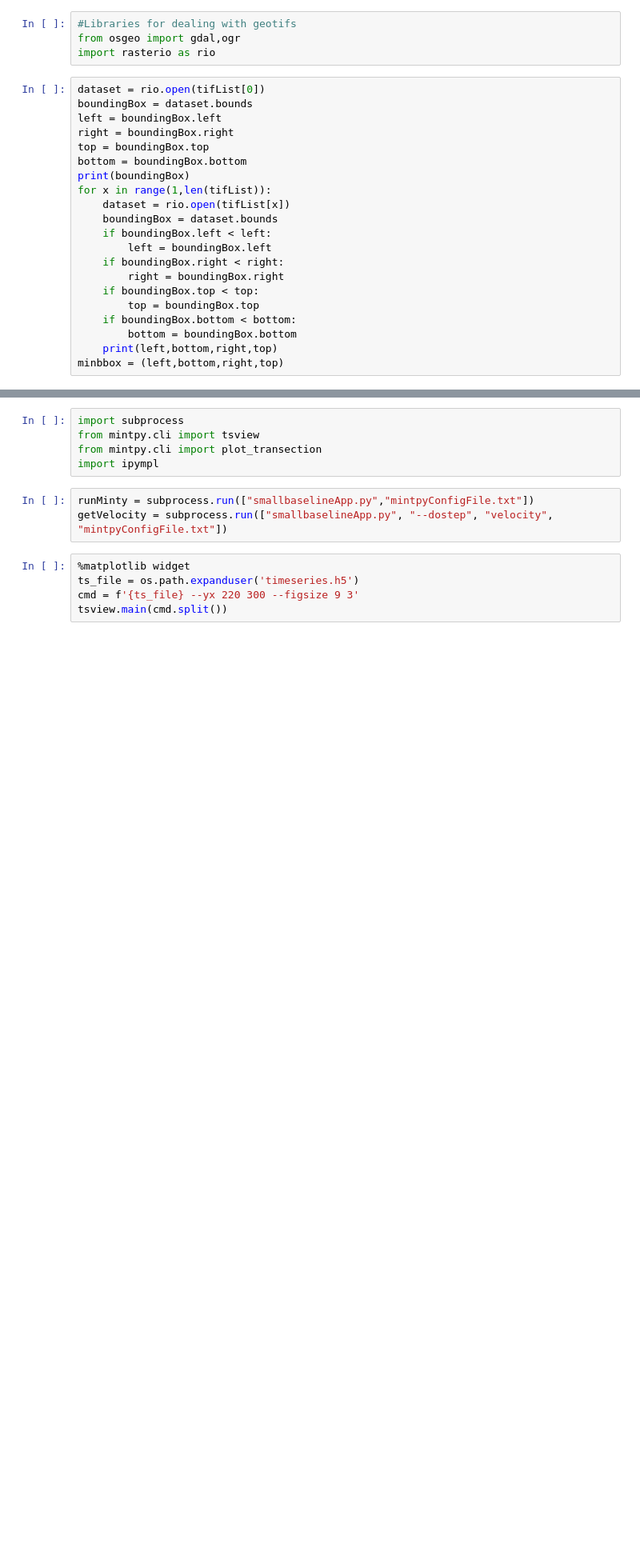
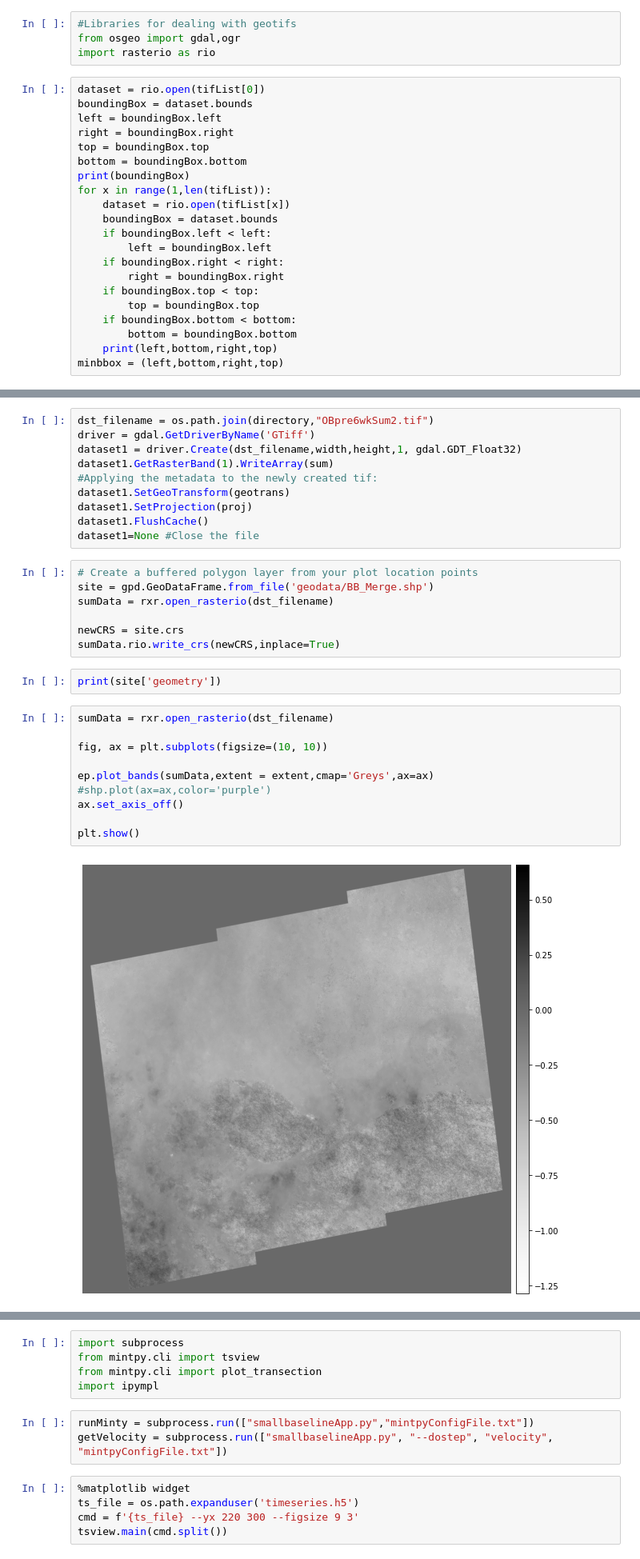
Before and after one commit to mayala02/CoastalEnrichment, a Jupyter notebook: testingfunctions.ipynb, the cells around one changed output, grey strips where cells are left out. Shown at 80% size. Saved outputs shown, nothing was run; the diff lists cells and outputs as text; blank space fills up the shorter version.

```diff
--- a/testingfunctions.ipynb
+++ b/testingfunctions.ipynb
@@ -205,0 +280,31 @@ for geoTif in tifList:
+# %%
+dst_filename = os.path.join(directory,"OBpre6wkSum2.tif")
+driver = gdal.GetDriverByName('GTiff')
+dataset1 = driver.Create(dst_filename,width,height,1, gdal.GDT_Float32)
+dataset1.GetRasterBand(1).WriteArray(sum)
+#Applying the metadata to the newly created tif:
+dataset1.SetGeoTransform(geotrans)
+dataset1.SetProjection(proj)
+dataset1.FlushCache()
+dataset1=None #Close the file
+# %%
+# Create a buffered polygon layer from your plot location points
+site = gpd.GeoDataFrame.from_file('geodata/BB_Merge.shp')
+sumData = rxr.open_rasterio(dst_filename)
+
+newCRS = site.crs
+sumData.rio.write_crs(newCRS,inplace=True)
+# %%
+print(site['geometry'])
+# %%
+sumData = rxr.open_rasterio(dst_filename)
+
+fig, ax = plt.subplots(figsize=(10, 10))
+
+ep.plot_bands(sumData,extent = extent,cmap='Greys',ax=ax)
+#shp.plot(ax=ax,color='purple')
+ax.set_axis_off()
+
+plt.show()
+# %% [output]
+[figure, added]
```
Also changed, not shown: parts of 41 cells of this notebook, 2 other files.
